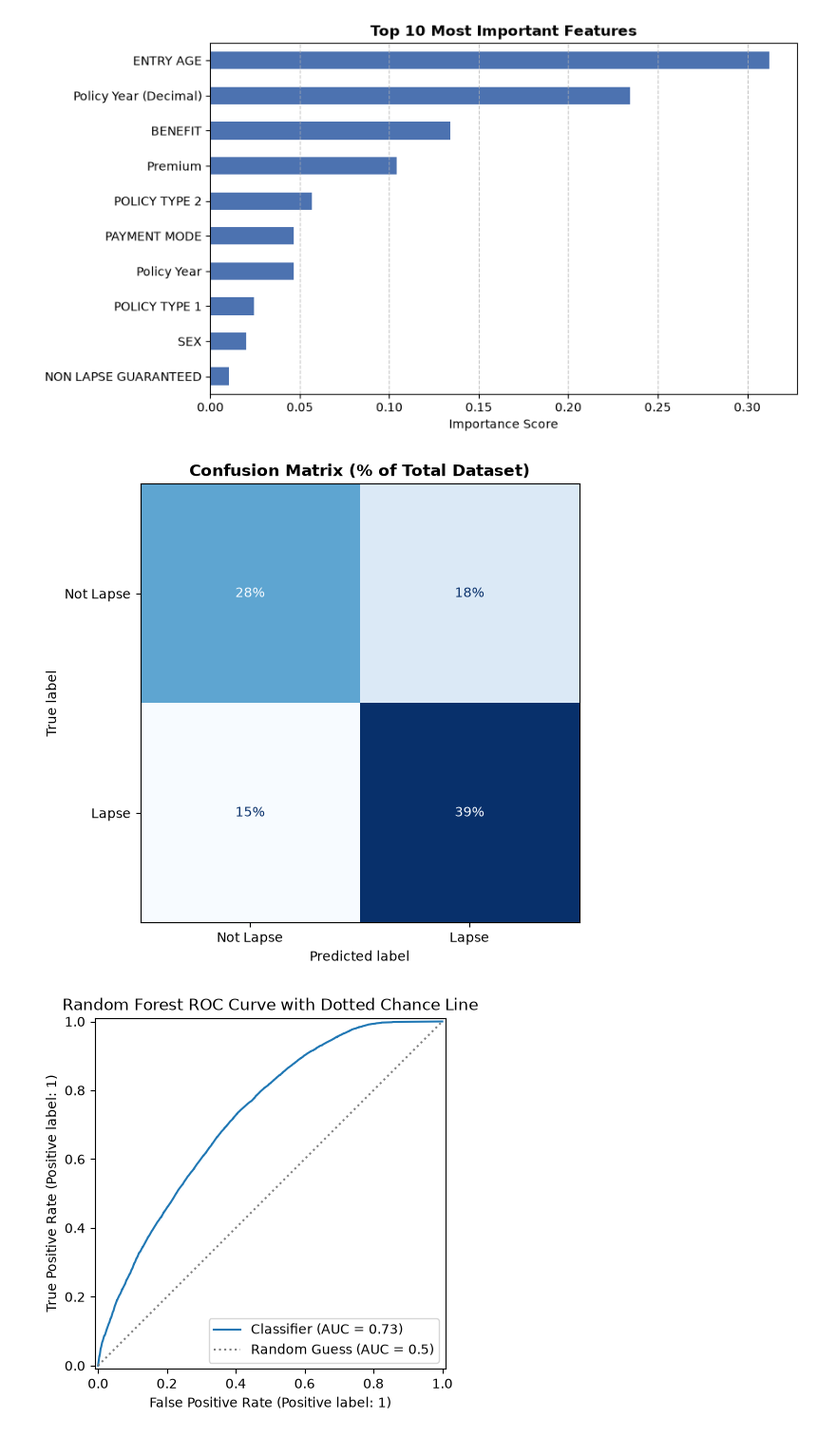
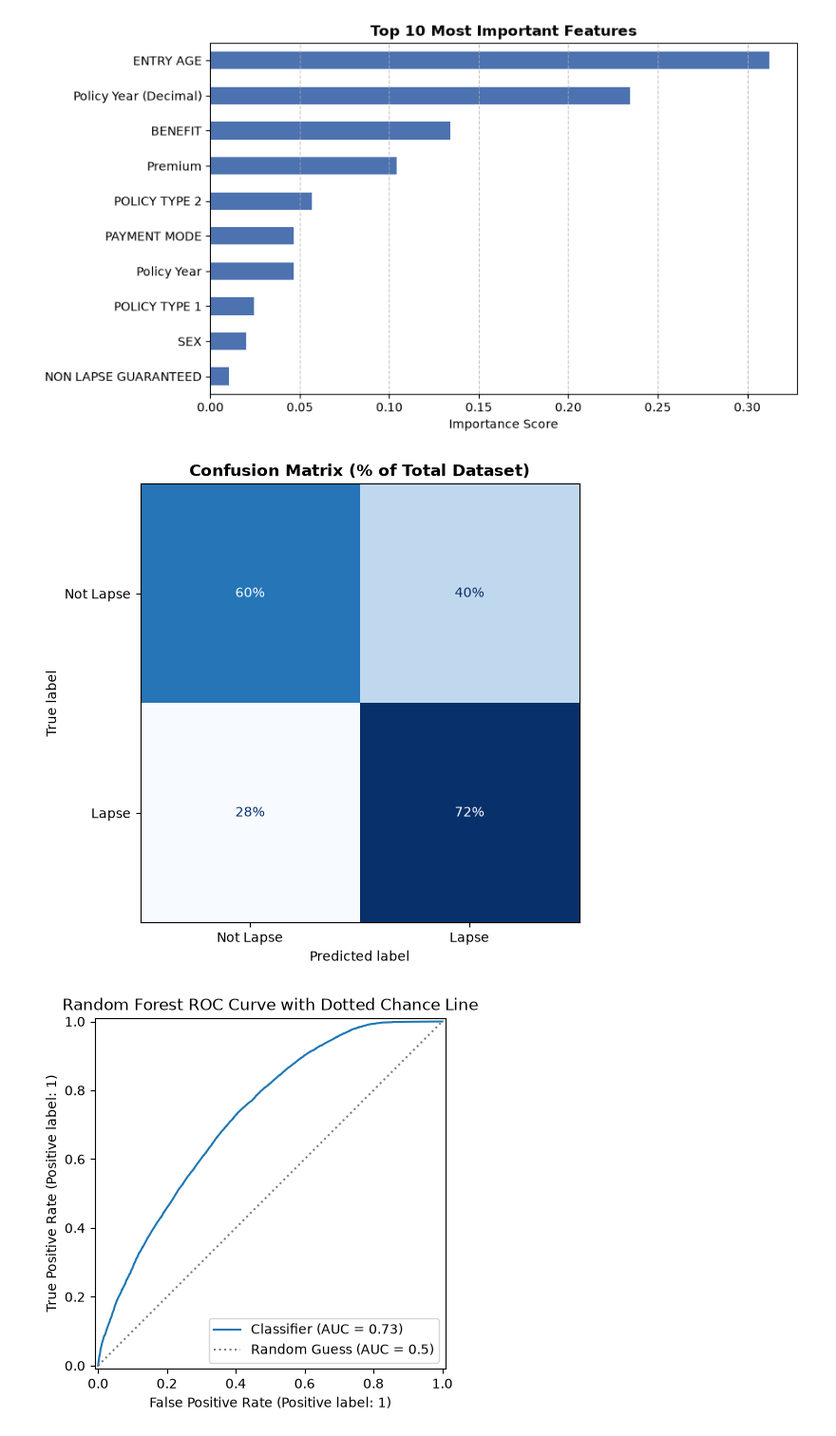
Before and after one commit to allisonma12/predicting-life-insurance-lapse, a Jupyter notebook: src/models/random_forest.ipynb, the cells around one changed output. Shown at 95% size. Saved outputs shown, nothing was run; the diff lists cells and outputs as text; code cells hidden in the pictures.

```diff
--- a/src/models/random_forest.ipynb
+++ b/src/models/random_forest.ipynb
@@ -119,22 +119,22 @@ plt.show()
 # %%
 import matplotlib.pyplot as plt
 from sklearn.metrics import ConfusionMatrixDisplay
 
 fig, ax = plt.subplots(figsize=(6, 6))
 ConfusionMatrixDisplay.from_estimator(
     clf, X_test, y_test,
     display_labels=['Not Lapse', 'Lapse'],
     cmap='Blues',
     ax=ax,
     colorbar=False,
-    normalize='all',       # <--- Changes it so the ENTIRE grid sums to 100%
+    normalize='true',       # <--- Changes it so the ENTIRE grid sums to 100%
     values_format='.0%'    # Displays as percentages of the total dataset
 )
 plt.title('Confusion Matrix (% of Total Dataset)', fontsize=12, fontweight='bold')
 plt.grid(False)
 plt.show()
 # %% [output]
-[figure, old version]
+[figure, new version]
 # %%
 import matplotlib.pyplot as plt
 from sklearn.metrics import RocCurveDisplay
```
Also changed, not shown: parts of 2 cells of this notebook.
